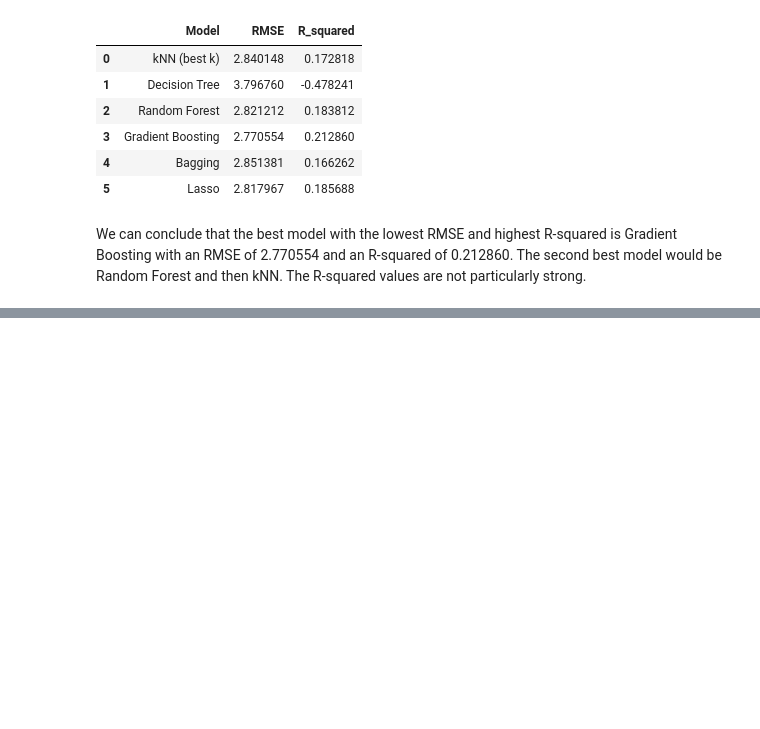
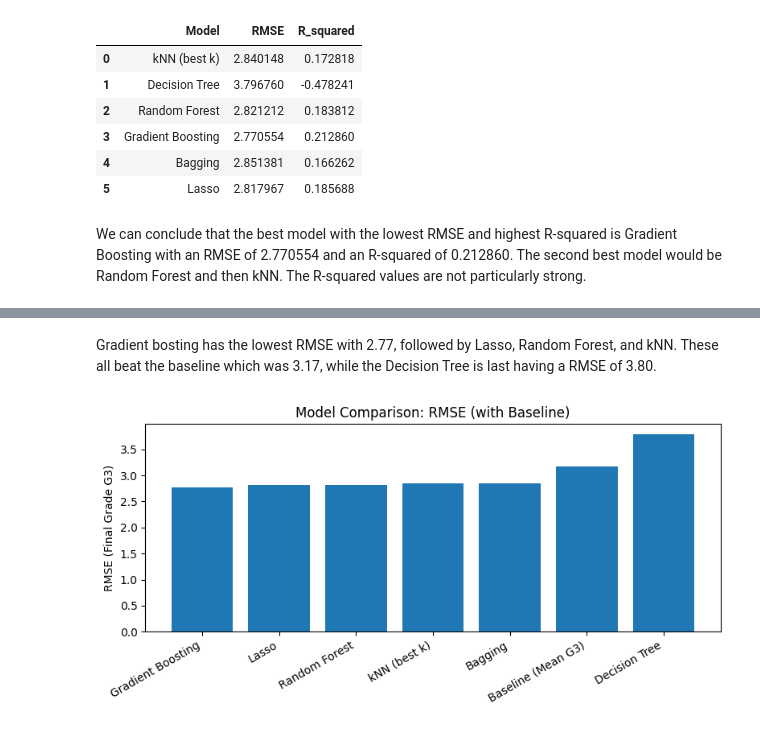
Before and after one commit to NickMoir2/DS3001-Project, a Jupyter notebook: project_code.ipynb, the cells around one changed output, grey strips where cells are left out. Cells and saved outputs as stored; diff of their text form; code cells hidden in the pictures; blank space fills up the shorter version.

```diff
--- a/project_code.ipynb
+++ b/project_code.ipynb
@@ -444,0 +478,23 @@ We can conclude that the best model with the lowest RMSE and highest R-squared i
+# %%
+# Model Comparision: RMSE
+import numpy as np
+from sklearn.metrics import mean_squared_error, r2_score
+
+# Baseline predict mean training G3
+baseline_predict = np.full_like(y_test_adv, fill_value=y_train_adv.mean(), dtype=float)
+baseline_rmse = np.sqrt(mean_squared_error(y_test_adv, baseline_predict))
+baseline_r2 = r2_score(y_test_adv, baseline_predict)
+
+baseline_row = {
+    "Model": "Baseline (Mean G3)",
+    "RMSE": baseline_rmse,
+    "R_squared": baseline_r2
+}
+
+comparison_with_base = pd.concat(
+    [pd.DataFrame([baseline_row]), comparison],
+    ignore_index=True
+)
+
+comparison_rmse_sorted = comparison_with_base.sort_values("RMSE").reset_index(drop=True)
+comparison_rmse_sorted
@@ -444,0 +510,13 @@ We can conclude that the best model with the lowest RMSE and highest R-squared i
+# %% [markdown]
+Gradient bosting has the lowest RMSE with 2.77, followed by Lasso, Random Forest, and kNN. These all beat the baseline which was 3.17, while the Decision Tree is last having a RMSE of 3.80.
+# %%
+# Plotting RMSE
+plt.figure(figsize=(8,4))
+plt.bar(comparison_rmse_sorted["Model"], comparison_rmse_sorted["RMSE"])
+plt.ylabel("RMSE (Final Grade G3)")
+plt.title("Model Comparison: RMSE (with Baseline)")
+plt.xticks(rotation=30, ha="right")
+plt.tight_layout()
+plt.show()
+# %% [output]
+[figure, added]
```
Also changed, not shown: parts of 15 cells of this notebook.
